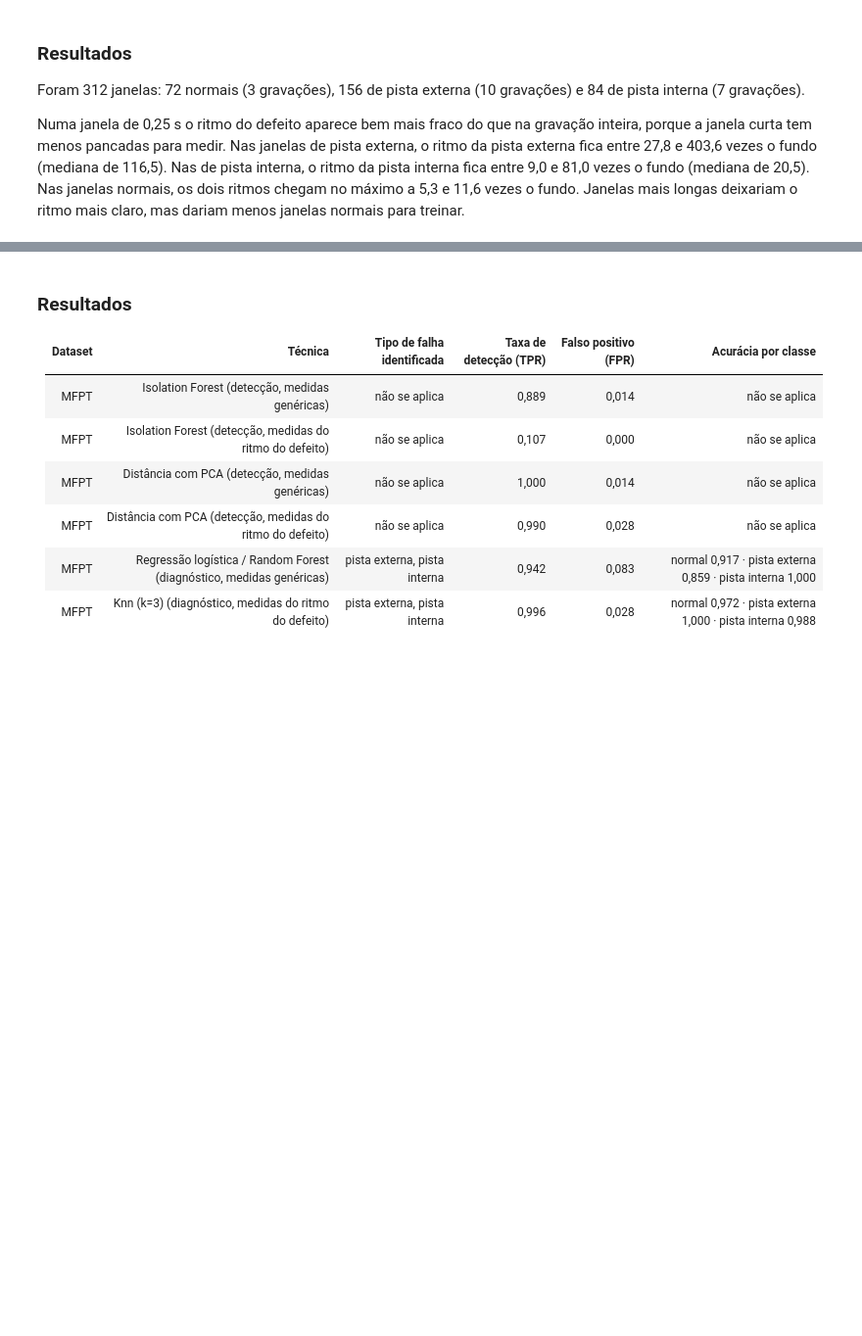
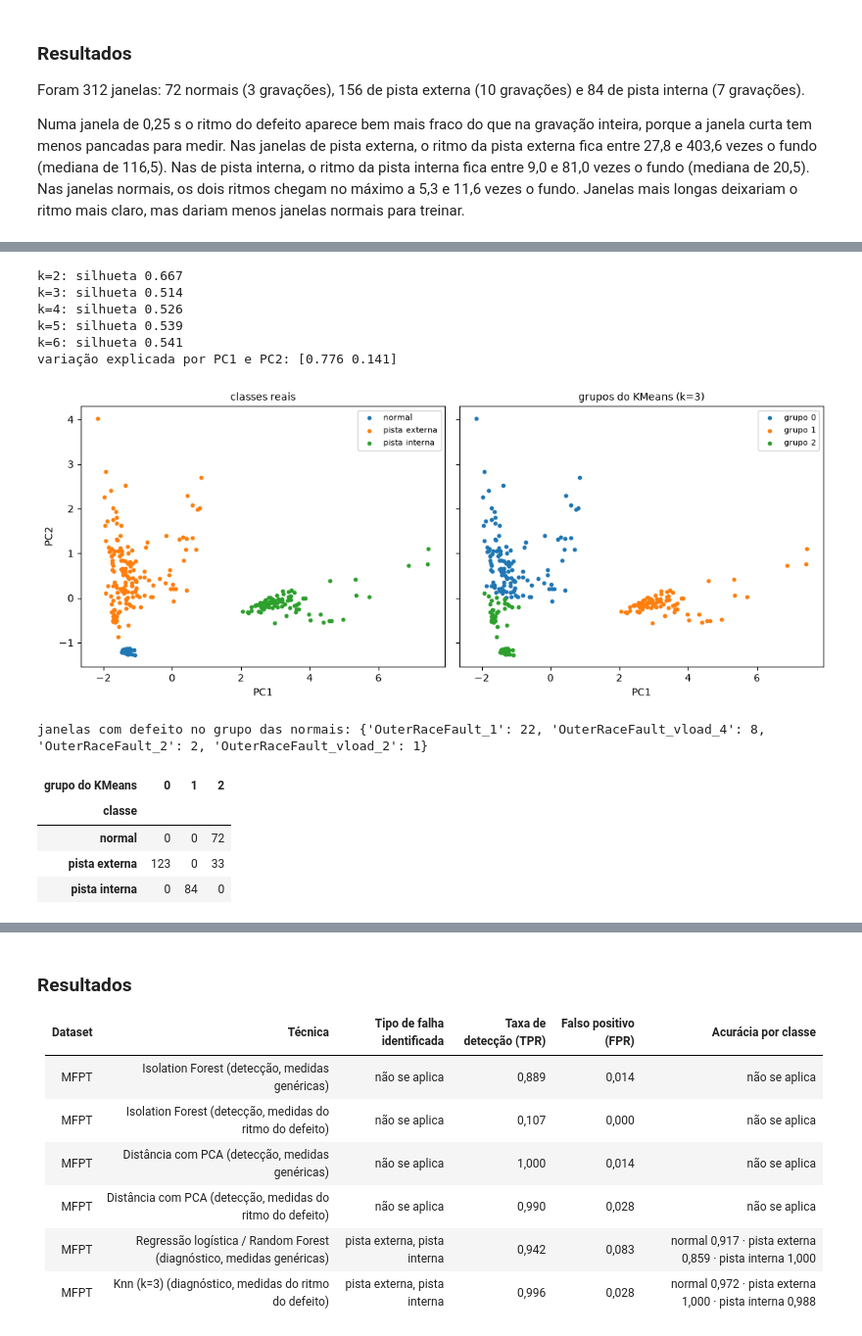
Before and after one commit to rontho14/projeto-mfpt, a Jupyter notebook: MFPT_deteccao_diagnostico.ipynb, the cells around one changed output, grey strips where cells are left out. Shown at 98% size. Cells and saved outputs as stored; diff of their text form; code cells hidden in the pictures; blank space fills up the shorter version.

```diff
--- a/MFPT_deteccao_diagnostico.ipynb
+++ b/MFPT_deteccao_diagnostico.ipynb
@@ -323,0 +502,15 @@ Cada rodada mede o alarme falso numa única gravação normal (24 janelas). Com
+# %%
+# Compara três regras de limite com as mesmas notas: a janela normal mais estranha do treino (a regra
+# da avaliação principal) e os percentis 99 e 95 das notas normais do treino. As três são calculadas
+# só com o treino de cada rodada; a tabela mostra a sensibilidade à regra, sem escolher uma nova.
+regras = {'máximo do treino (principal)': 'limite_max', 'percentil 99': 'limite_99', 'percentil 95': 'limite_95'}
+comparacao_limites = []
+for regra, coluna in regras.items():
+    com_alerta = alertas.assign(alerta=alertas.nota > alertas[coluna], defeito=alertas.classe != 'normal')
+    por_rodada = com_alerta.groupby(['tecnica', 'medidas', 'normal_fora', 'defeito'], sort=False).alerta.mean().unstack()
+    for (tecnica, medidas), r in por_rodada.groupby(level=[0, 1], sort=False).mean().iterrows():
+        comparacao_limites.append({'técnica': tecnica, 'medidas': medidas, 'limite': regra,
+                                   'TPR': r[True], 'FPR': r[False]})
+comparacao_limites = pd.DataFrame(comparacao_limites)
+comparacao_limites.pivot_table(index=['técnica', 'medidas'], columns='limite', values=['TPR', 'FPR'],
+                               sort=False).round(3)
@@ -470,0 +1063,48 @@ Com o corte de 70% da variação, o PCA piorou o diagnóstico: o primeiro compon
+# %%
+# Olha as 6 medidas sem usar as classes: agrupa as janelas com KMeans e mostra os grupos nos dois
+# primeiros componentes do PCA, ao lado das classes reais. A silhueta (k de 2 a 6) indica quantos
+# grupos os dados sugerem; a tabela cruza os 3 grupos do KMeans com as classes.
+from sklearn.cluster import KMeans
+from sklearn import metrics
+
+X = StandardScaler().fit_transform(janelas[todas])
+for k in range(2, 7):
+    rotulos_k = KMeans(n_clusters=k, random_state=1, n_init='auto').fit(X).labels_
+    print(f'k={k}: silhueta {metrics.silhouette_score(X, rotulos_k, metric="euclidean"):.3f}')
+
+clf = KMeans(n_clusters=3, random_state=1, n_init='auto').fit(X)
+labels = clf.labels_
+pca_2 = PCA(n_components=2).fit(X)
+X_pca = pca_2.transform(X)
+print('variação explicada por PC1 e PC2:', pca_2.explained_variance_ratio_.round(3))
+
+fig, axes = plt.subplots(1, 2, figsize=(11, 4.5), sharex=True, sharey=True)
+for classe in classes_ordem:
+    axes[0].scatter(*X_pca[janelas.classe == classe].T, s=10, label=classe)
+for grupo in range(3):
+    axes[1].scatter(*X_pca[labels == grupo].T, s=10, label=f'grupo {grupo}')
+for ax, titulo in zip(axes, ['classes reais', 'grupos do KMeans (k=3)']):
+    ax.set_title(titulo, fontsize=10)
+    ax.set_xlabel('PC1')
+    ax.legend(fontsize=8)
+axes[0].set_ylabel('PC2')
+plt.tight_layout()
+plt.show()
+grupo_normal = pd.Series(labels[janelas.classe == 'normal']).mode()[0]
+print('janelas com defeito no grupo das normais:',
+      janelas[(labels == grupo_normal) & (janelas.classe != 'normal')].arquivo.value_counts().to_dict())
+pd.crosstab(janelas.classe, labels, rownames=['classe'], colnames=['grupo do KMeans'])
+# %% [output]
+k=2: silhueta 0.667
+k=3: silhueta 0.514
+k=4: silhueta 0.526
+k=5: silhueta 0.539
+k=6: silhueta 0.541
+variação explicada por PC1 e PC2: [0.776 0.141]
+[figure, added]
+janelas com defeito no grupo das normais: {'OuterRaceFault_1': 22, 'OuterRaceFault_vload_4': 8, 'OuterRaceFault_2': 2, 'OuterRaceFault_vload_2': 1}
+| grupo do KMeans | 0 | 1 | 2 |
+| classe |  |  |  |
+| normal | 0 | 0 | 72 |
+| pista externa | 123 | 0 | 33 |
+| pista interna | 0 | 84 | 0 |
```
Also changed, not shown: parts of 43 cells of this notebook, 2 other files.
